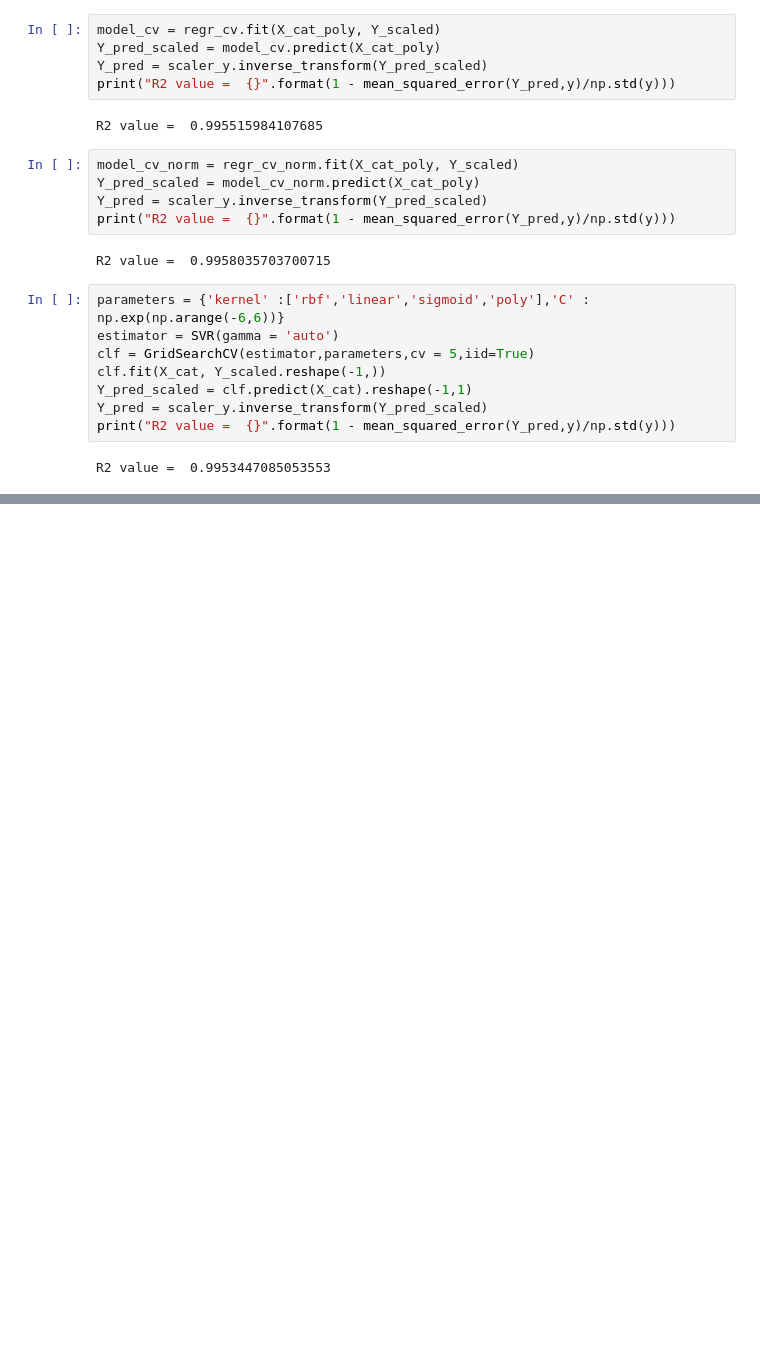
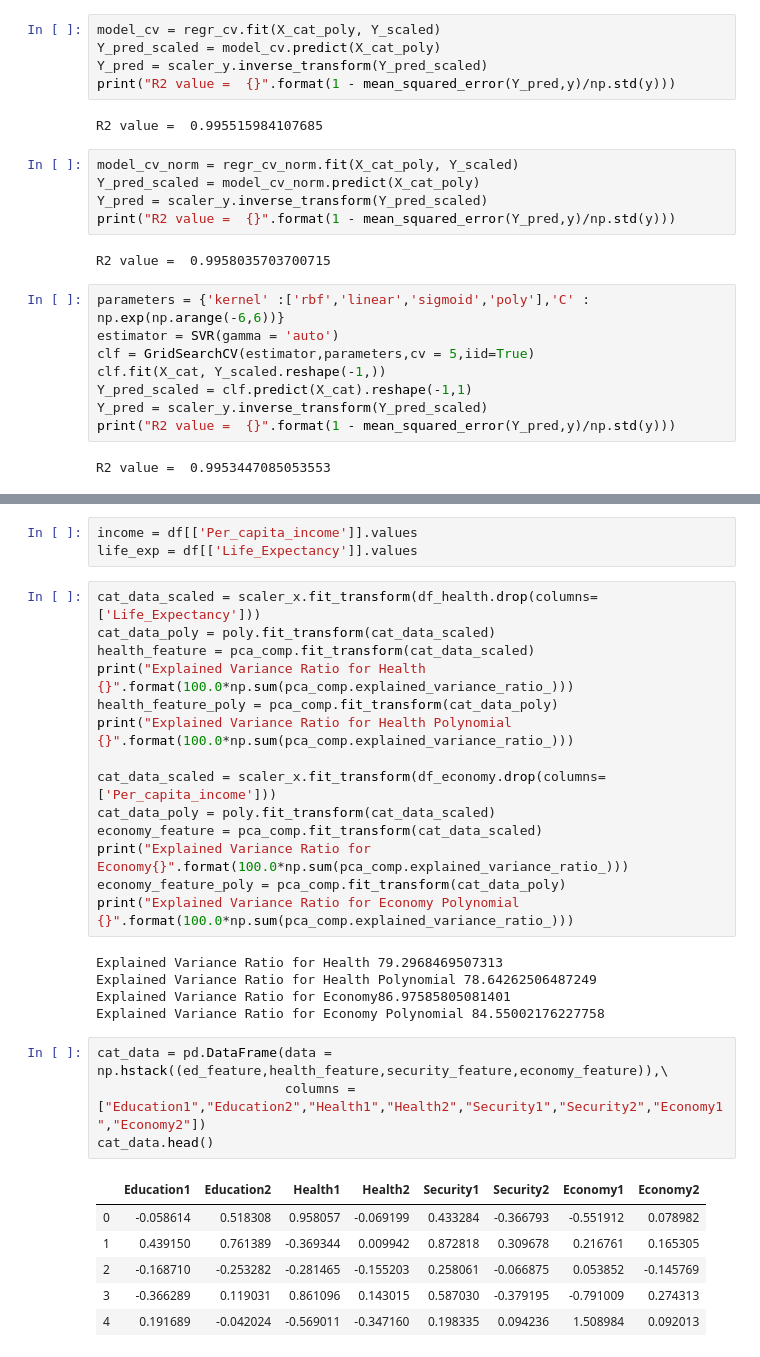
Before and after one commit to steber97/RecursionFairies_AdaProject, a Jupyter notebook: lorisLinearRidgeRegressionAndSVR.ipynb, the cells around one changed output, grey strips where cells are left out. Drawn from its saved outputs; the diff is of its cells as text; blank space fills up the shorter version.

```diff
--- a/lorisLinearRidgeRegressionAndSVR.ipynb
+++ b/lorisLinearRidgeRegressionAndSVR.ipynb
@@ -354,0 +365,33 @@ R2 value =  0.9953447085053553
+# %%
+income = df[['Per_capita_income']].values
+life_exp = df[['Life_Expectancy']].values
+# %%
+cat_data_scaled = scaler_x.fit_transform(df_health.drop(columns=['Life_Expectancy']))
+cat_data_poly = poly.fit_transform(cat_data_scaled)
+health_feature = pca_comp.fit_transform(cat_data_scaled)
+print("Explained Variance Ratio for Health {}".format(100.0*np.sum(pca_comp.explained_variance_ratio_)))
+health_feature_poly = pca_comp.fit_transform(cat_data_poly)
+print("Explained Variance Ratio for Health Polynomial {}".format(100.0*np.sum(pca_comp.explained_variance_ratio_)))
+
+cat_data_scaled = scaler_x.fit_transform(df_economy.drop(columns=['Per_capita_income']))
+cat_data_poly = poly.fit_transform(cat_data_scaled)
+economy_feature = pca_comp.fit_transform(cat_data_scaled)
+print("Explained Variance Ratio for Economy{}".format(100.0*np.sum(pca_comp.explained_variance_ratio_)))
+economy_feature_poly = pca_comp.fit_transform(cat_data_poly)
+print("Explained Variance Ratio for Economy Polynomial {}".format(100.0*np.sum(pca_comp.explained_variance_ratio_)))
+# %% [output]
+Explained Variance Ratio for Health 79.2968469507313
+Explained Variance Ratio for Health Polynomial 78.64262506487249
+Explained Variance Ratio for Economy86.97585805081401
+Explained Variance Ratio for Economy Polynomial 84.55002176227758
+# %%
+cat_data = pd.DataFrame(data = np.hstack((ed_feature,health_feature,security_feature,economy_feature)),\
+                        columns = ["Education1","Education2","Health1","Health2","Security1","Security2","Economy1","Economy2"])
+cat_data.head()
+# %% [output]
+|  | Education1 | Education2 | Health1 | Health2 | Security1 | Security2 | Economy1 | Economy2 |
+| 0 | -0.058614 | 0.518308 | 0.958057 | -0.069199 | 0.433284 | -0.366793 | -0.551912 | 0.078982 |
+| 1 | 0.439150 | 0.761389 | -0.369344 | 0.009942 | 0.872818 | 0.309678 | 0.216761 | 0.165305 |
+| 2 | -0.168710 | -0.253282 | -0.281465 | -0.155203 | 0.258061 | -0.066875 | 0.053852 | -0.145769 |
+| 3 | -0.366289 | 0.119031 | 0.861096 | 0.143015 | 0.587030 | -0.379195 | -0.791009 | 0.274313 |
+| 4 | 0.191689 | -0.042024 | -0.569011 | -0.347160 | 0.198335 | 0.094236 | 1.508984 | 0.092013 |
```
Also changed, not shown: parts of 15 cells of this notebook.
